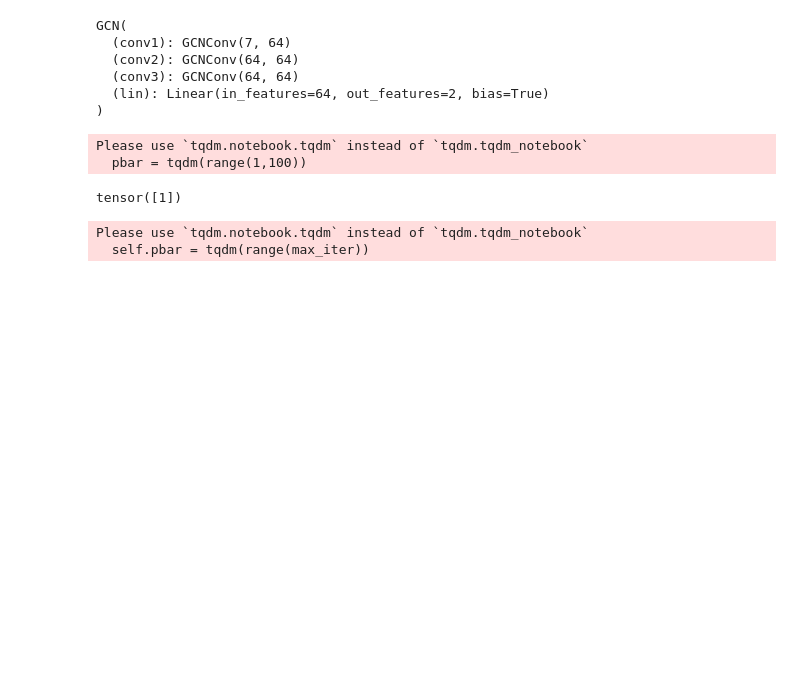
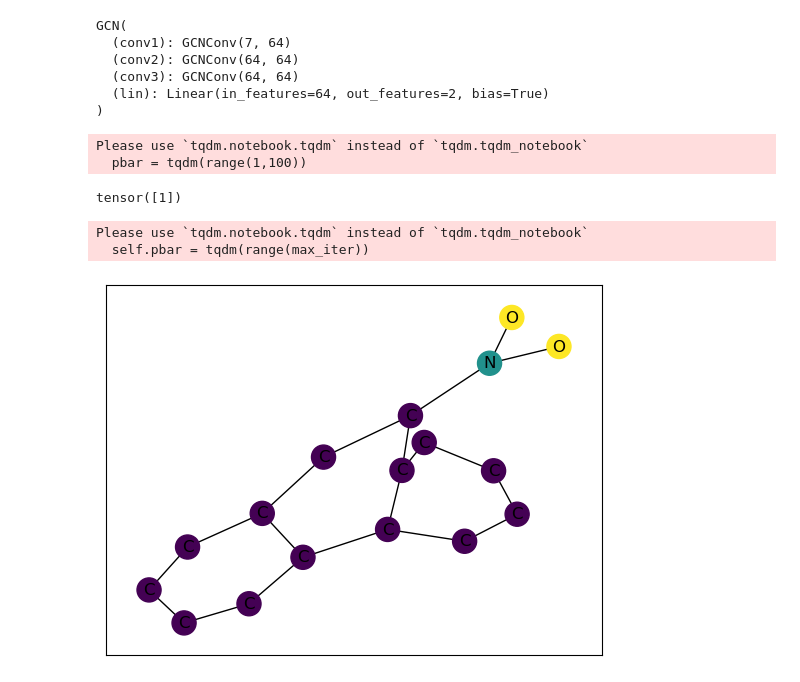
Before and after one commit to blake-gaines/GNN-Explainability-Experiments, a Jupyter notebook: test.ipynb, the cells around one changed output. Drawn from its saved outputs; the diff is of its cells as text; code cells hidden in the pictures; blank space fills up the shorter version.

```diff
--- a/test.ipynb
+++ b/test.ipynb
@@ -348,6 +358,12 @@ pg = interpreter.train(dataset[0], 0)
 tensor([1])
 Please use `tqdm.notebook.tqdm` instead of `tqdm.tqdm_notebook`
   self.pbar = tqdm(range(max_iter))
+# %%
+labels = dict(zip(range(pg.Xi.shape[0]), map(atom_indices.get, torch.argmax(init_graph.x, dim=1).detach().numpy())))
+nx.draw_networkx(to_networkx(init_graph, to_undirected=True), with_labels=True, node_color = torch.argmax(init_graph.x, dim=1), labels=labels)
+plt.savefig(f"explanations/Original Graph.png")
+# %% [output]
+[figure, added]
 # %%
 explanation_graphs = pg.sample_explanations(1)
 print("Example Outputs:\n", torch.softmax(interpreter.get_embedding_outputs(explanation_graphs)[1], dim=1).detach())
```
Also changed, not shown: parts of 3 cells of this notebook, 3 other files.
